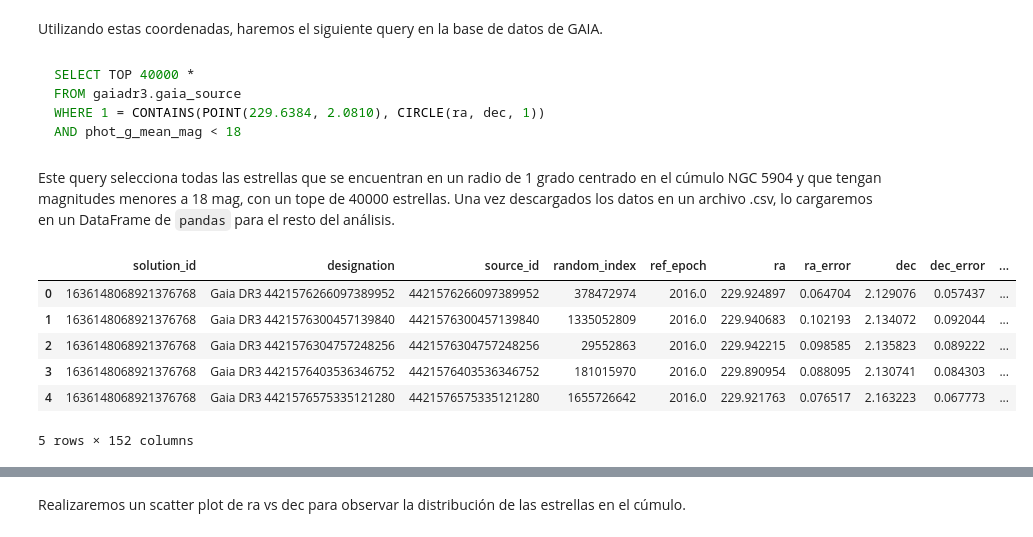
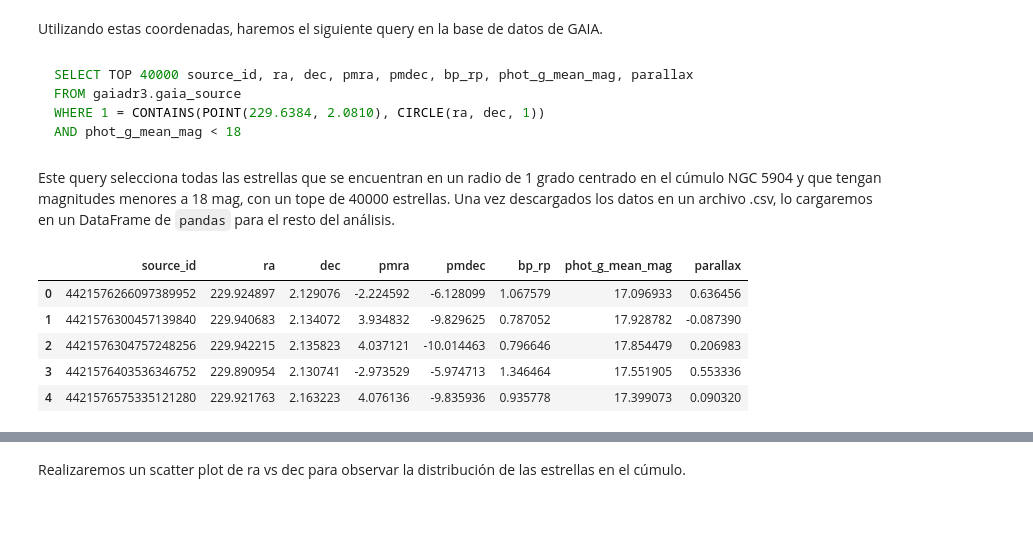
Before and after one commit to ojedarcelo/astrocodigos, a Jupyter notebook: AST0411 - Astrofísica Extragaláctica/Tareas/Tarea 1/tarea_1.ipynb, the cells around one changed output, grey strips where cells are left out. Saved outputs shown, nothing was run; the diff lists cells and outputs as text; code cells hidden in the pictures.

````diff
--- a/AST0411 - Astrofísica Extragaláctica/Tareas/Tarea 1/tarea_1.ipynb
+++ b/AST0411 - Astrofísica Extragaláctica/Tareas/Tarea 1/tarea_1.ipynb
@@ -43,7 +43,7 @@ ngc_5904_coordinates
 Utilizando estas coordenadas, haremos el siguiente query en la base de datos de GAIA.
 # %% [markdown]
 ```sql
-SELECT TOP 40000 *
+SELECT TOP 40000 source_id, ra, dec, pmra, pmdec, bp_rp, phot_g_mean_mag, parallax
 FROM gaiadr3.gaia_source
 WHERE 1 = CONTAINS(POINT(229.6384, 2.0810), CIRCLE(ra, dec, 1))
 AND phot_g_mean_mag < 18
@@ -51,14 +51,13 @@ AND phot_g_mean_mag < 18
 # %% [markdown]
 Este query selecciona todas las estrellas que se encuentran en un radio de 1 grado centrado en el cúmulo NGC 5904 y que tengan magnitudes menores a 18 mag, con un tope de 40000 estrellas. Una vez descargados los datos en un archivo .csv, lo cargaremos en un DataFrame de ```pandas``` para el resto del análisis.
 # %%
-ngc_5904_path = 'ngc5904-query5.csv'
+ngc_5904_path = 'ngc5904-query6.csv'
 ngc_5904 = pd.read_csv(ngc_5904_path)
 ngc_5904.head()
 # %% [output]
-|  | solution_id | designation | source_id | random_index | ref_epoch | ra | ra_error | dec | dec_error | ... |
-| 0 | 1636148068921376768 | Gaia DR3 4421576266097389952 | 4421576266097389952 | 378472974 | 2016.0 | 229.924897 | 0.064704 | 2.129076 | 0.057437 | ... |
-| 1 | 1636148068921376768 | Gaia DR3 4421576300457139840 | 4421576300457139840 | 1335052809 | 2016.0 | 229.940683 | 0.102193 | 2.134072 | 0.092044 | ... |
-| 2 | 1636148068921376768 | Gaia DR3 4421576304757248256 | 4421576304757248256 | 29552863 | 2016.0 | 229.942215 | 0.098585 | 2.135823 | 0.089222 | ... |
-| 3 | 1636148068921376768 | Gaia DR3 4421576403536346752 | 4421576403536346752 | 181015970 | 2016.0 | 229.890954 | 0.088095 | 2.130741 | 0.084303 | ... |
-| 4 | 1636148068921376768 | Gaia DR3 4421576575335121280 | 4421576575335121280 | 1655726642 | 2016.0 | 229.921763 | 0.076517 | 2.163223 | 0.067773 | ... |
+|  | source_id | ra | dec | pmra | pmdec | bp_rp | phot_g_mean_mag | parallax |
+| 0 | 4421576266097389952 | 229.924897 | 2.129076 | -2.224592 | -6.128099 | 1.067579 | 17.096933 | 0.636456 |
+| 1 | 4421576300457139840 | 229.940683 | 2.134072 | 3.934832 | -9.829625 | 0.787052 | 17.928782 | -0.087390 |
+| 2 | 4421576304757248256 | 229.942215 | 2.135823 | 4.037121 | -10.014463 | 0.796646 | 17.854479 | 0.206983 |
+| 3 | 4421576403536346752 | 229.890954 | 2.130741 | -2.973529 | -5.974713 | 1.346464 | 17.551905 | 0.553336 |
+| 4 | 4421576575335121280 | 229.921763 | 2.163223 | 4.076136 | -9.835936 | 0.935778 | 17.399073 | 0.090320 |
-5 rows × 152 columns
````
Also changed, not shown: parts of 16 cells of this notebook, 6 other files.
